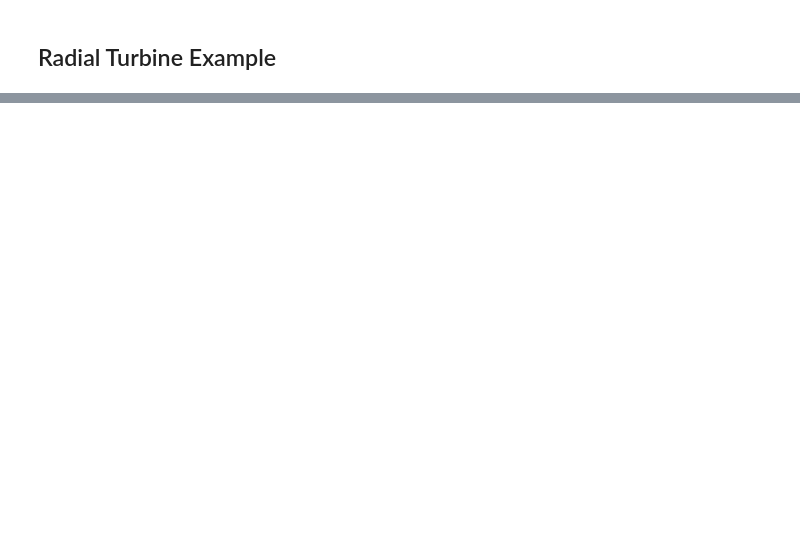
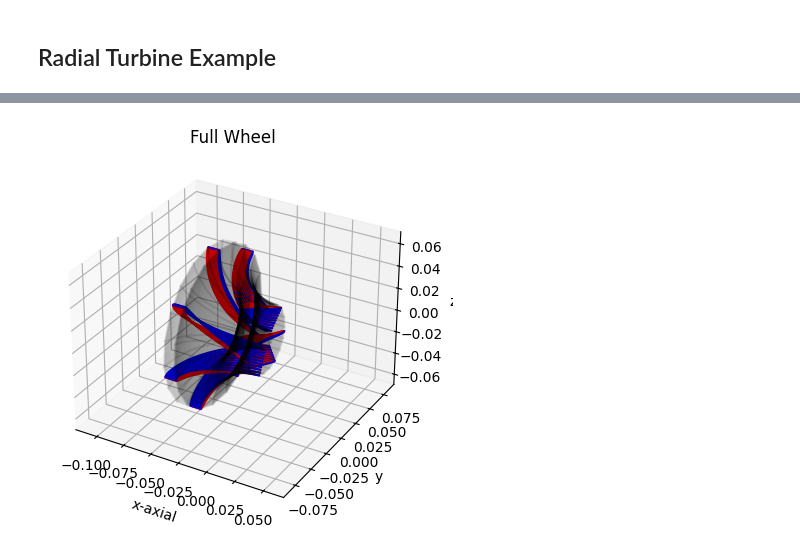
Before and after one commit to nasa/pyturbo-aero, a Jupyter notebook: tutorials/Radial_Machines.ipynb, the cells around one changed output, grey strips where cells are left out. Drawn from its saved outputs; the diff is of its cells as text; code cells hidden in the pictures; blank space fills up the shorter version.

```diff
--- a/tutorials/Radial_Machines.ipynb
+++ b/tutorials/Radial_Machines.ipynb
@@ -42,12 +41,11 @@ from pyturbo.helper import arc
 import numpy as np
 import numpy.typing as npt
 import matplotlib.pyplot as plt
-%matplotlib widget
 
 
-def build_endwalls(radius:float,inlet_hub_shroud_ratio:float,outlet_hub_shroud_ratio:float,x_stretch_factor:float, rhub_out:float):
-    shroud = arc(xc=0,yc=0,radius=radius,alpha_start=180,alpha_stop=270)
-    hub = arc(xc=0,yc=0,radius=radius/inlet_hub_shroud_ratio,alpha_start=180,alpha_stop=270)
+def build_endwalls(radius:float,inlet_hub_shroud_ratio:float,outlet_hub_shroud_ratio:float,x_stretch_factor:float, rhub_out:float, alpha_start:float=180,alpha_stop:float=270):
+    shroud = arc(xc=0,yc=0,radius=radius,alpha_start=alpha_start,alpha_stop=alpha_stop)
+    hub = arc(xc=0,yc=0,radius=radius/inlet_hub_shroud_ratio,alpha_start=alpha_start,alpha_stop=alpha_stop)
 
     [xhub,rhub] = hub.get_point(np.linspace(0,1,100))
     [xshroud,rshroud] = shroud.get_point(np.linspace(0,1,100))
@@ -115,0 +117,33 @@ plt.show()
+# %%
+from copy import deepcopy
+
+rturbine = Centrif(blade_position=(0.0,1.0),use_mid_wrap_angle=True,
+                  use_bezier_thickness=True,
+                  use_ray_camber=True)
+rturbine.add_hub(hub2[:,0],hub2[:,1])
+rturbine.add_shroud(shroud2[:,0],shroud2[:,1])
+
+TE_Cut = False
+te_props = TrailingEdgeProperties(TE_Cut=TE_Cut,TE_Radius=0.06)
+hub = CentrifProfile(percent_span=0,LE_Thickness=0.06,
+                              trailing_edge_properties=te_props,
+                              LE_Metal_Angle=0,
+                              TE_Metal_Angle=60,
+                              LE_Metal_Angle_Loc=0.2,
+                              TE_Metal_Angle_Loc=0.8,
+                              ss_thickness=[0.05,0.05,0.05],
+                              ps_thickness=[0.05,0.05,0.05],
+                              wrap_angle=-20, # this doesn't matter if you set use_mid_angle_wrap=True
+                              wrap_displacements=[0,0],
+                              wrap_displacement_locs=[0,0])
+mid = deepcopy(hub)
+mid.percent_span = 0.5
+tip = deepcopy(hub)
+tip.percent_span = 1.0
+
+rturbine.add_profile(hub)
+rturbine.add_profile(mid)
+rturbine.add_profile(tip)
+
+rturbine.build(npts_span=10, npts_chord=100,nblades=nblades)
+# s_c_b2b,_ = cen.pitch_to_chord()
@@ -115,0 +172,5 @@ plt.show()
+# %%
+# Plot full wheel
+rturbine.plot_fullwheel()
+# %% [output]
+[figure, added]
```
Also changed, not shown: parts of 19 cells of this notebook, 4 other files.
